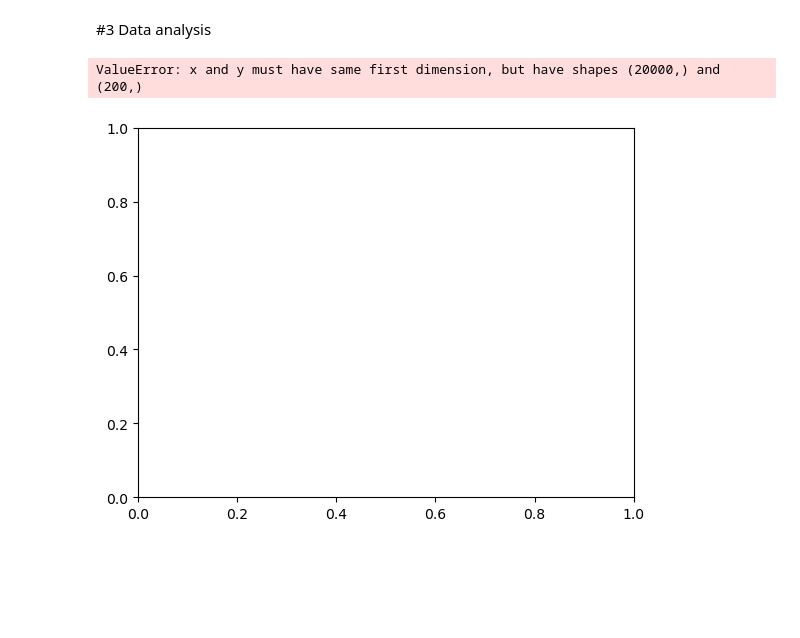
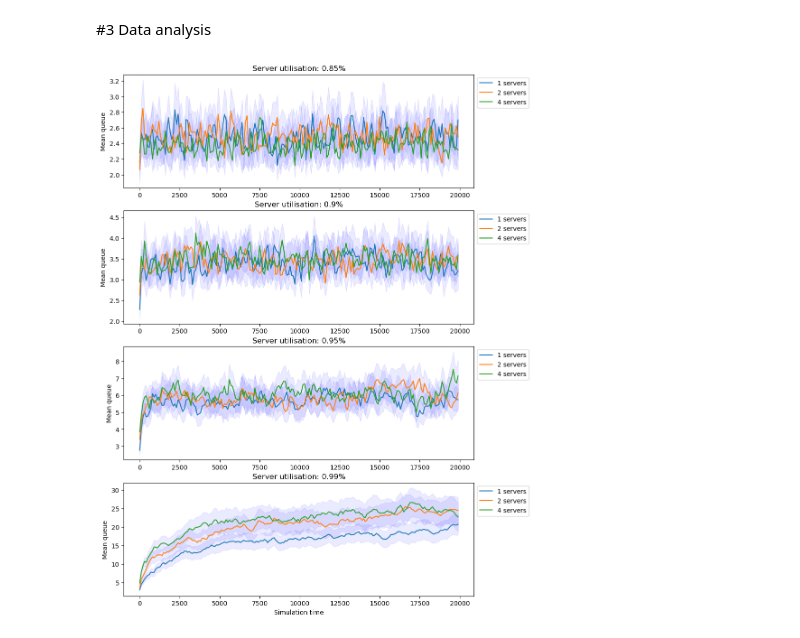
Before and after one commit to iliasoroka1/Discrete_Event_Simulation, a Jupyter notebook: Jacimovic_15278247_Malash_15179192_Soroka_2834023_Assignment_1.ipynb, the cells around one changed output. Cells and saved outputs as stored; diff of their text form; code cells hidden in the pictures; blank space fills up the shorter version.

```diff
--- a/Jacimovic_15278247_Malash_15179192_Soroka_2834023_Assignment_1.ipynb
+++ b/Jacimovic_15278247_Malash_15179192_Soroka_2834023_Assignment_1.ipynb
@@ -420,14 +421,60 @@ for server in serv:
                 'Min_customers_served': minim_customers_served,
                 'Max_customers_served': maxim_customers_served
                 }, ignore_index=True)
-# %%
-mak = mean_std_ci_queue_lengths["Server_Count"] == 4
-mak2 = mean_std_ci_queue_lengths["P_Value"] == 0.99
-filtered_dataset = mean_std_ci_queue_lengths[mak]
-filtered_dataseto = filtered_dataset[mak2]
-filtered_datasetos = filtered_dataseto["Mean_Queue_Length"].rolling(window=1).mean()
-x = np.linspace(0, 19999, 20000)
-plt.plot(x, filtered_datasetos)
-# %% [output]
-ValueError: x and y must have same first dimension, but have shapes (20000,) and (200,)
-[figure, removed]
+# %%
+def extract_res_for_plt(dataframe, numb_serv, p_val):
+    mask_severs = dataframe["Server_Count"] == numb_serv
+    mask_p_value =  dataframe["P_Value"] == p_val
+    filted_set = dataframe[mask_severs]
+    filted_set_f2 = filted_set[mask_p_value]
+    filtered_datasetos = filted_set_f2["Mean_Queue_Length"]
+    filtered_datasetos_cl_l = filted_set_f2["CI_Lower_Bound"]
+    filtered_datasetos_cl_u = filted_set_f2["CI_Upper_Bound"]
+    return filtered_datasetos, filtered_datasetos_cl_l, filtered_datasetos_cl_u
+
+
+serv = [1, 2, 4]
+p = [0.85, 0.9, 0.95, 0.99]
+
+
+ma = []
+for x in range(0, 20000, 100):
+    ma.append(x)
+
+fig, axs = plt.subplots(4, 1, figsize=(10, 15))
+
+for pp in serv:
+    y, low, up = extract_res_for_plt(mean_std_ci_queue_lengths, pp, 0.85)
+    axs[0].plot(ma, y, label=f"{pp} servers")
+    axs[0].fill_between(ma, low, up, color='b', alpha=0.08)
+    axs[0].set_ylabel("Mean queue")
+    axs[0].set_title("Server utilisation: 0.85%")
+    axs[0].legend(loc='upper left', bbox_to_anchor=(1, 1))
+
+for pp in serv:
+    y, low, up = extract_res_for_plt(mean_std_ci_queue_lengths, pp, 0.9)
+    axs[1].plot(ma, y, label=f"{pp} servers")
+    axs[1].fill_between(ma, low, up, color='b', alpha=0.08)
+    axs[1].set_ylabel("Mean queue")
+    axs[1].set_title("Server utilisation: 0.9%")
+    axs[1].legend(loc='upper left', bbox_to_anchor=(1, 1))
+
+for pp in serv:
+    y, low, up = extract_res_for_plt(mean_std_ci_queue_lengths, pp, 0.95)
+    axs[2].plot(ma, y, label=f"{pp} servers")
+    axs[2].fill_between(ma, low, up, color='b', alpha=0.08)
+    axs[2].set_ylabel("Mean queue")
+    axs[2].set_title("Server utilisation: 0.95%")
+    axs[2].legend(loc='upper left', bbox_to_anchor=(1, 1))
+
+
+for pp in serv:
+    y, low, up = extract_res_for_plt(mean_std_ci_queue_lengths, pp, 0.99)
+    axs[3].plot(ma, y, label=f"{pp} servers")
+    axs[3].fill_between(ma, low, up, color='b', alpha=0.08)
+    axs[3].set_ylabel("Mean queue")
+    axs[3].set_xlabel("Simulation time")
+    axs[3].set_title("Server utilisation: 0.99%")
+    axs[3].legend(loc='upper left', bbox_to_anchor=(1, 1))
+# %% [output]
+[figure, added]
```
Also changed, not shown: parts of 11 cells of this notebook, 1 other file.
